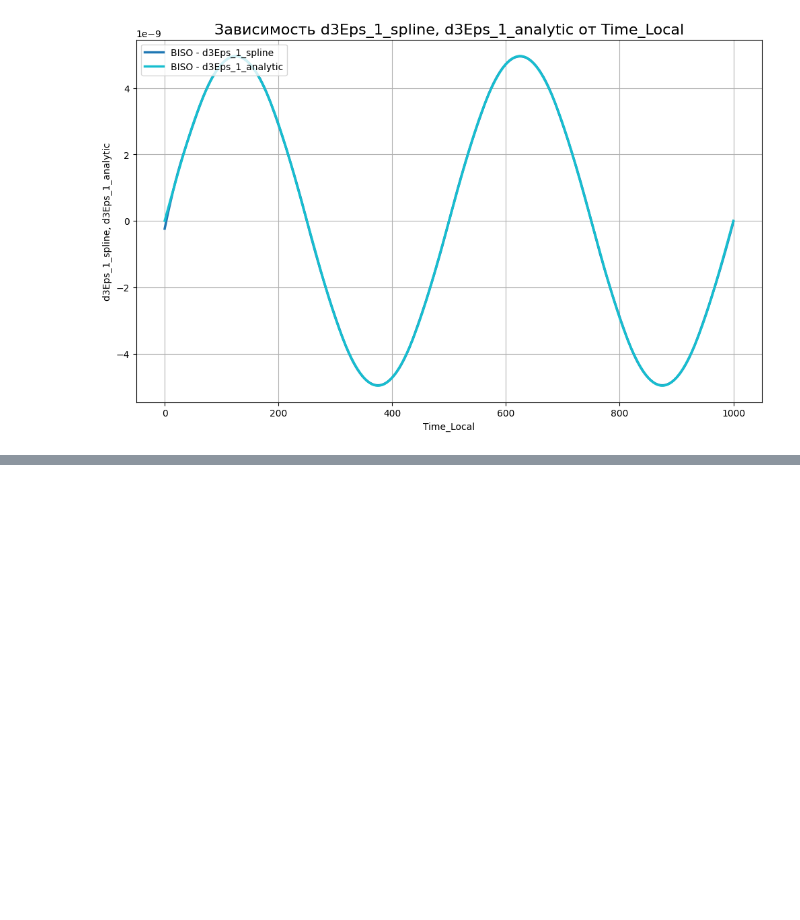
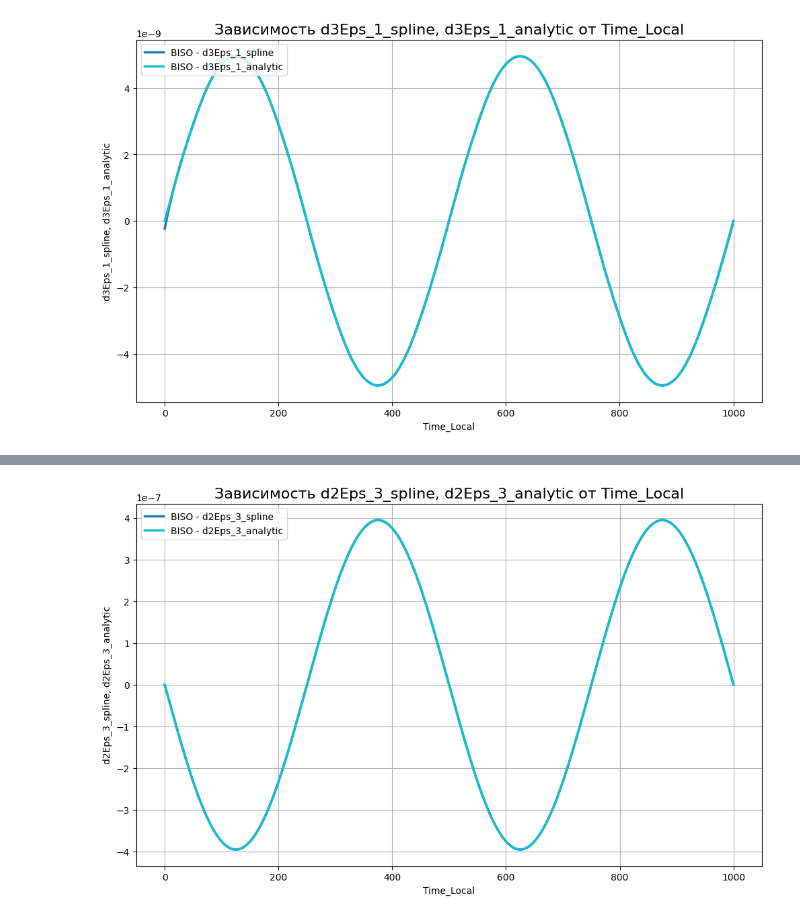
Before and after one commit to ArtemDos/complex_deformations, a Jupyter notebook: P29/ideal_vint/biso.ipynb, the cells around one changed output, grey strips where cells are left out. Cells and saved outputs as stored; diff of their text form; code cells hidden in the pictures; blank space fills up the shorter version.

```diff
--- a/P29/ideal_vint/biso.ipynb
+++ b/P29/ideal_vint/biso.ipynb
@@ -378,0 +405,10 @@ plot_xy(
+# %%
+plot_xy(
+    data_pairs=[(model_name, df_stage2)],
+    x_col='Time_Local',
+    y_cols=['d2Eps_3_spline',
+            'd2Eps_3_analytic',
+        ],
+)
+# %% [output]
+[figure, added]
```
Also changed, not shown: parts of 6 cells of this notebook, 1 other file.
